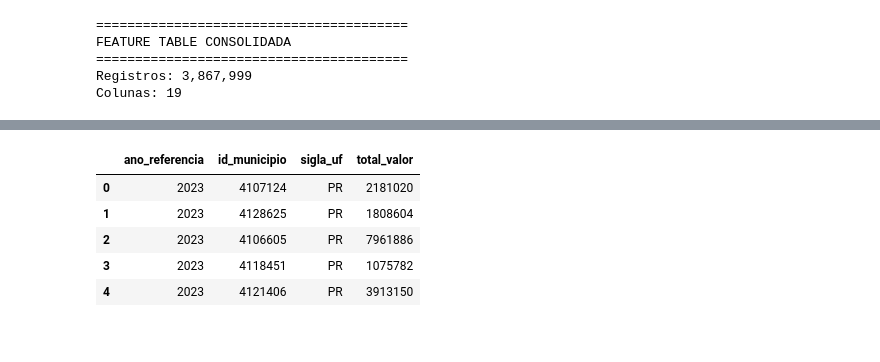
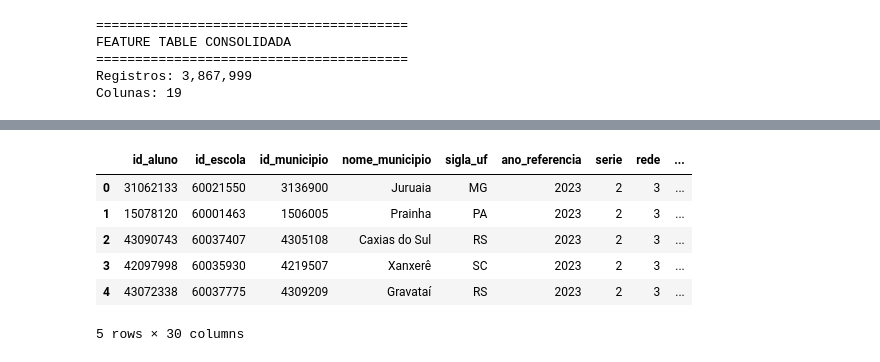
Before and after one commit to FIAP-Challenges/tech_challenge_3, a Jupyter notebook: notebooks/fase_2_entendimento_base_dados/TC_82_Integrar_bases_socioeconomicas_e_financeiras_municipais.ipynb, the cells around one changed output, grey strips where cells are left out. Drawn from its saved outputs; the diff is of its cells as text; code cells hidden in the pictures.

Commit message:
realizado a padronizacao uniao das bases

```diff
--- a/notebooks/fase_2_entendimento_base_dados/TC_82_Integrar_bases_socioeconomicas_e_financeiras_municipais.ipynb
+++ b/notebooks/fase_2_entendimento_base_dados/TC_82_Integrar_bases_socioeconomicas_e_financeiras_municipais.ipynb
@@ -74,30 +78,29 @@ Colunas: 19
 # %%
-# Carrega arquivos complementares
+
 
 PATH_COMPLEMENTAR = PROJECT_ROOT / "dados" / "complementar"
 
 #Bolsa Familia
-df_bolsa = pd.read_csv(PATH_COMPLEMENTAR / "base_dados_bolsa_familia_2023_2024.csv")
+df_bolsa_bronze = pd.read_csv(PATH_COMPLEMENTAR / "base_dados_bolsa_familia_2023_2024.csv")
 
 #Fundeb
-df_fundeb = pd.read_csv(PATH_COMPLEMENTAR / "base_dados_fundeb_indicador_municipal_2023_2024.csv")
+df_fundeb_bronze = pd.read_csv(PATH_COMPLEMENTAR / "base_dados_fundeb_indicador_municipal_2023_2024.csv")
 
 #Receitas Orcamentarias
-df_receitas = pd.read_csv(PATH_COMPLEMENTAR / "base_de_dados_municipio_receitas_orcamentarias_2023_2024.csv")
+df_receitas_bronze = pd.read_csv(PATH_COMPLEMENTAR / "base_de_dados_municipio_receitas_orcamentarias_2023_2024.csv")
 
 #PIB
-df_pib = pd.read_csv(
+df_pib_bronze = pd.read_csv(
     PATH_COMPLEMENTAR / "base_de_dados_PIB_Municipios_2022_2023.csv",
     sep=";",           # o arquivo usa ;
     decimal=","        # números com vírgula
 )
 
 #INSE
-df_inse = pd.read_excel(PATH_COMPLEMENTAR / "INSE_2023_escolas.xlsx", sheet_name="INSE_ESC_2023")  # ou sheet_name=0 (primeira aba)
+df_inse_bronze = pd.read_excel(PATH_COMPLEMENTAR / "INSE_2023_escolas.xlsx", sheet_name="INSE_ESC_2023")  # ou sheet_name=0 (primeira aba)
 
 
 #Censo Escolar
-
 ZIP_PATH_CENSO = PATH_COMPLEMENTAR / "microdados_ed_basica_2023.zip"
 CSV_PATH_CENSO = PATH_COMPLEMENTAR / "microdados_ed_basica_2023.csv"
 
@@ -106,7 +109,7 @@ if ZIP_PATH_CENSO.exists() and not CSV_PATH_CENSO.exists():
         zip_ref.extractall(PATH_COMPLEMENTAR)
 
 if CSV_PATH_CENSO.exists():
-    df_censo = pd.read_csv(
+    df_censo_bronze = pd.read_csv(
         CSV_PATH_CENSO,
         sep=";",
         decimal=",",
@@ -151,0 +227,24 @@ else:
+# %%
+df["id_municipio"] = df["id_municipio"].astype("int64")
+df["ano_referencia"] = df["ano_referencia"].astype("int64")
+df_aluno_silver = df
+
+df_bolsa_silver["valor_bolsa_familia"] = df_bolsa_silver["valor_bolsa_familia"].astype("float64")
+df_fundeb_silver["valor_fundeb"] = df_fundeb_silver["valor_fundeb"].astype("float64")
+df_receitas_silver["valor_receitas"] = df_receitas_silver["valor_receitas"].astype("float64")
+df_pib_silver["valor_pib"] = (
+    df_pib_silver["valor_pib"]
+    .astype(str)
+    .str.replace(".", "", regex=False)
+    .str.replace(",", ".", regex=False)
+    .str.strip()
+    .astype(float)
+)
+df_pib_silver["valor_pib_per_capita"] = (
+    df_pib_silver["valor_pib_per_capita"]
+    .astype(str)
+    .str.replace(".", "", regex=False)
+    .str.replace(",", ".", regex=False)
+    .str.strip()
+    .astype(float)
+)
@@ -152,5 +306,5 @@ else:
 # %%
-df_bolsa.info()
-df_bolsa.head()
+df_aluno_silver.info()
+df_aluno_silver.head()
 # %% [output]
 <class 'pandas.DataFrame'>
@@ -167,6 +327,7 @@ memory usage: 370.0 KB
-|  | ano_referencia | id_municipio | sigla_uf | total_valor |
-| 0 | 2023 | 4107124 | PR | 2181020 |
-| 1 | 2023 | 4128625 | PR | 1808604 |
-| 2 | 2023 | 4106605 | PR | 7961886 |
-| 3 | 2023 | 4118451 | PR | 1075782 |
-| 4 | 2023 | 4121406 | PR | 3913150 |
+|  | id_aluno | id_escola | id_municipio | nome_municipio | sigla_uf | ano_referencia | serie | rede | ... |
+| 0 | 31062133 | 60021550 | 3136900 | Juruaia | MG | 2023 | 2 | 3 | ... |
+| 1 | 15078120 | 60001463 | 1506005 | Prainha | PA | 2023 | 2 | 3 | ... |
+| 2 | 43090743 | 60037407 | 4305108 | Caxias do Sul | RS | 2023 | 2 | 3 | ... |
+| 3 | 42097998 | 60035930 | 4219507 | Xanxerê | SC | 2023 | 2 | 3 | ... |
+| 4 | 43072338 | 60037775 | 4309209 | Gravataí | RS | 2023 | 2 | 3 | ... |
+5 rows × 30 columns
```
Also changed, not shown: parts of 14 cells of this notebook.
